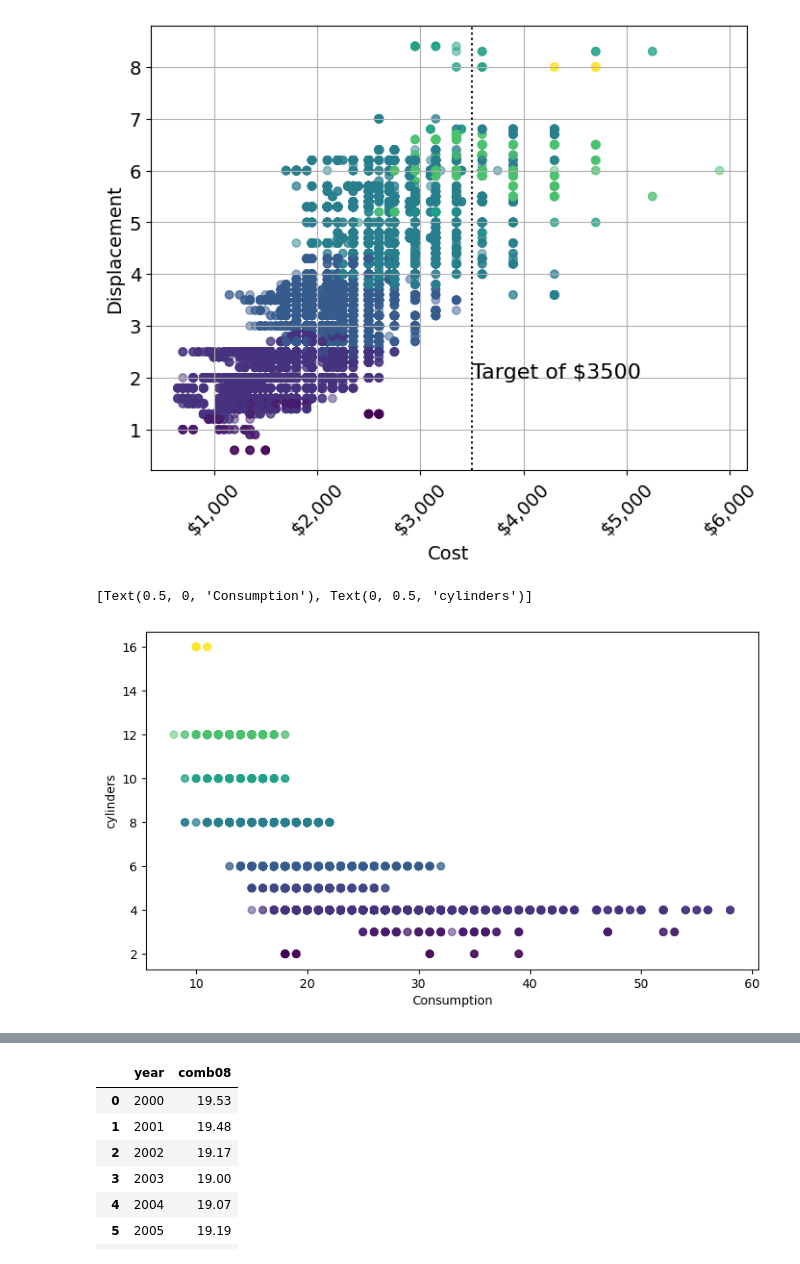
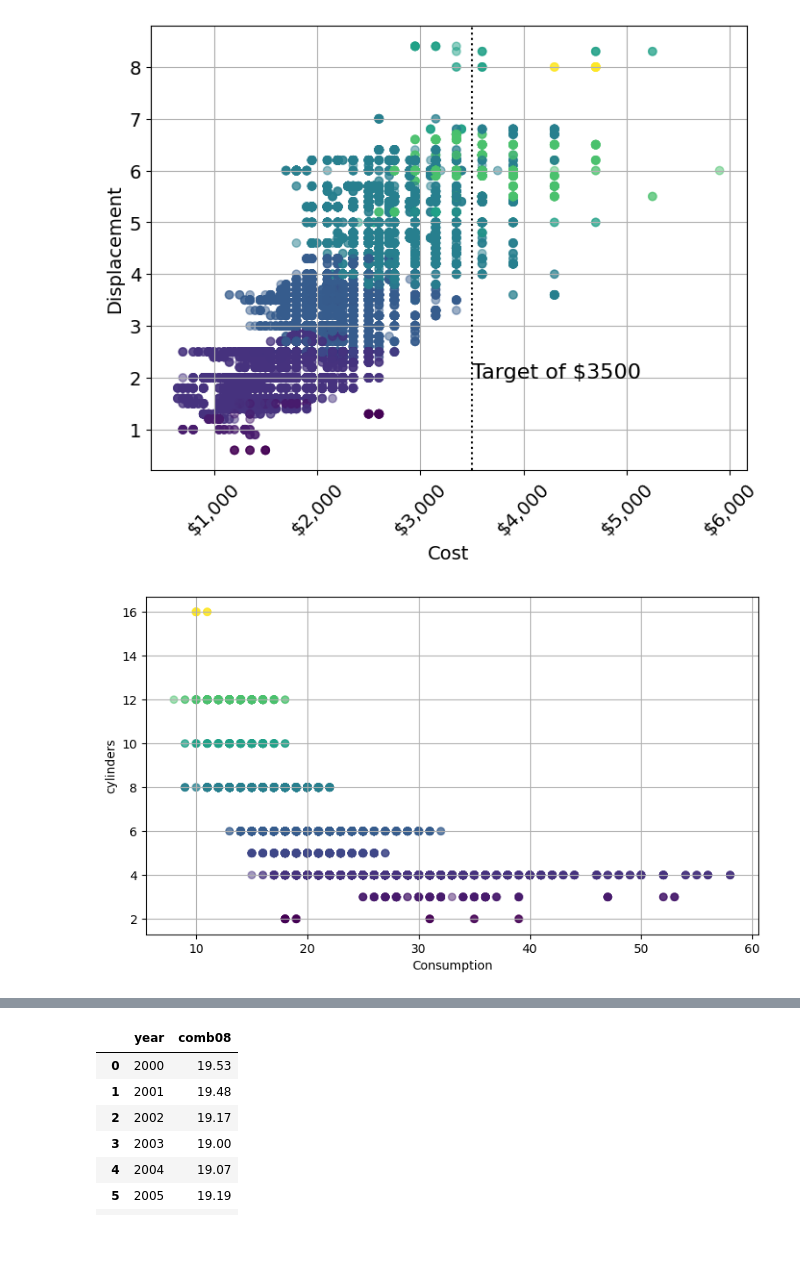
Before and after one commit to masoud533/DataVisualization, a Jupyter notebook: notebooks/CarConsumptionAnalysis/part2.ipynb, the cells around one changed output, grey strips where cells are left out. Saved outputs shown, nothing was run; the diff lists cells and outputs as text; code cells hidden in the pictures.

Commit message:
modified part2 notebook related Car Consumption

```diff
--- a/notebooks/CarConsumptionAnalysis/part2.ipynb
+++ b/notebooks/CarConsumptionAnalysis/part2.ipynb
@@ -59,10 +59,10 @@ data2 = data.dropna(subset=['cylinders'])
 # %%
 fig, ax = plt.subplots(figsize=(9,5))
 ax.scatter(x=data2['comb08'], y=data2['cylinders'], alpha=0.5,c=data2['cylinders'])
 ax.set(xlabel='Consumption', ylabel='cylinders')
+ax.grid(True)
 # %% [output]
-[Text(0.5, 0, 'Consumption'), Text(0, 0.5, 'cylinders')]
-[figure, old version]
+[figure, new version]
 # %%
 data2[data2['comb08'] >= 55]
 # %% [output]
```
